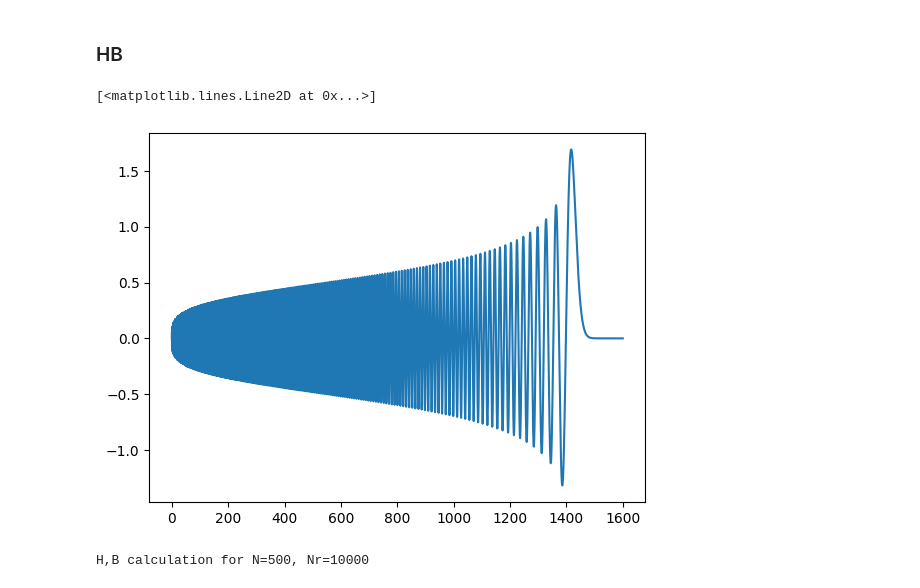
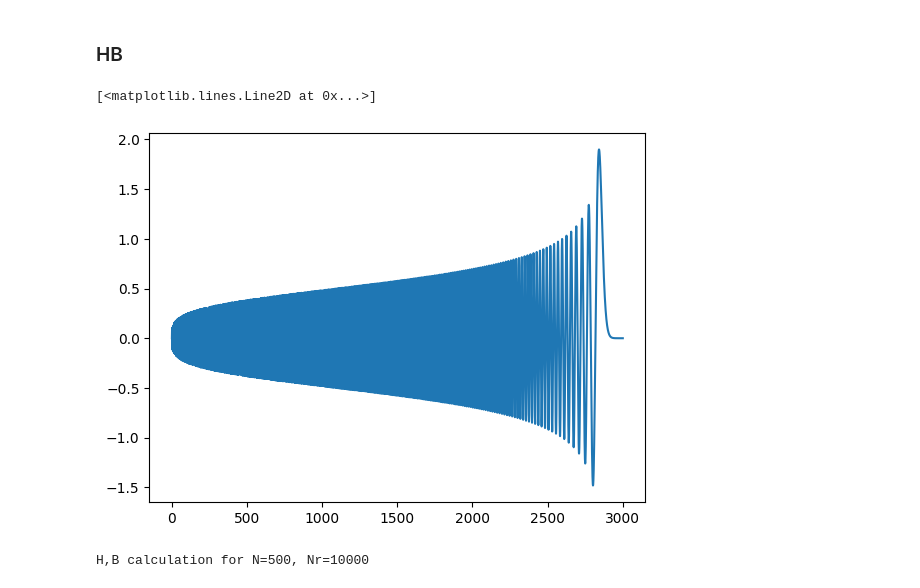
Before and after one commit to Indoxer/sturmian-quantum, a Jupyter notebook: sturmian.ipynb, the cells around one changed output. Drawn from its saved outputs; the diff is of its cells as text; code cells hidden in the pictures.

```diff
--- a/sturmian.ipynb
+++ b/sturmian.ipynb
@@ -148,12 +148,12 @@ def HBC(N, l, q, r, r1, S, S_diff, dr, V_r, H, B):
 
     return H, B
 # %%
-x = np.linspace(0, 1600, 10000, dtype=np.float128)
-y = Skl(x, 500, 0, 0.7)
+x = np.linspace(0, 3000, 10000, dtype=np.float128)
+y = Skl(x, 1000, 0, 0.7)
 plt.plot(x, y)
 # %% [output]
 [<matplotlib.lines.Line2D at 0x...>]
-[figure, old version]
+[figure, new version]
 # %%
 N = 500
 l = 0
```
Also changed, not shown: parts of 2 cells of this notebook.
